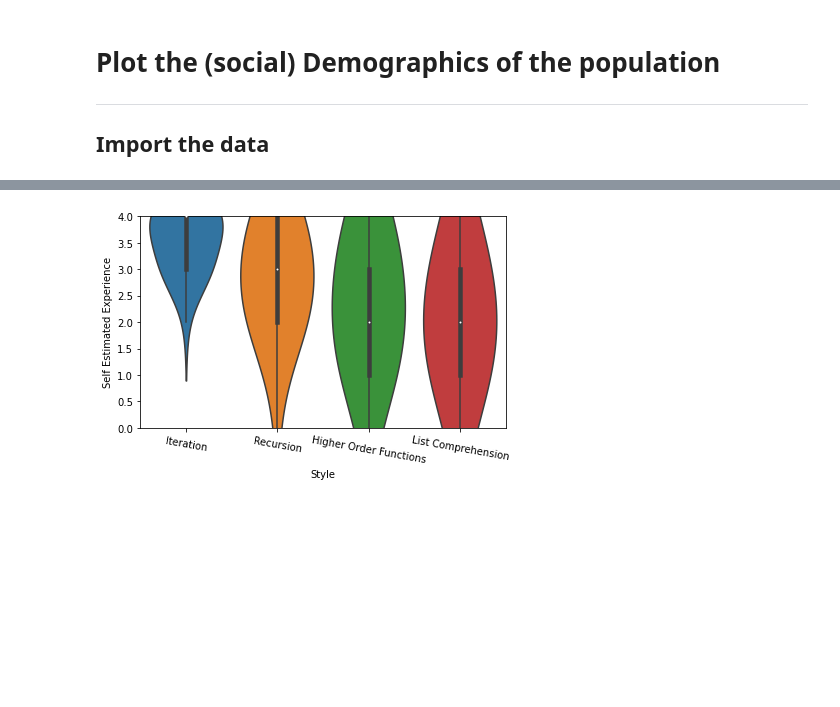
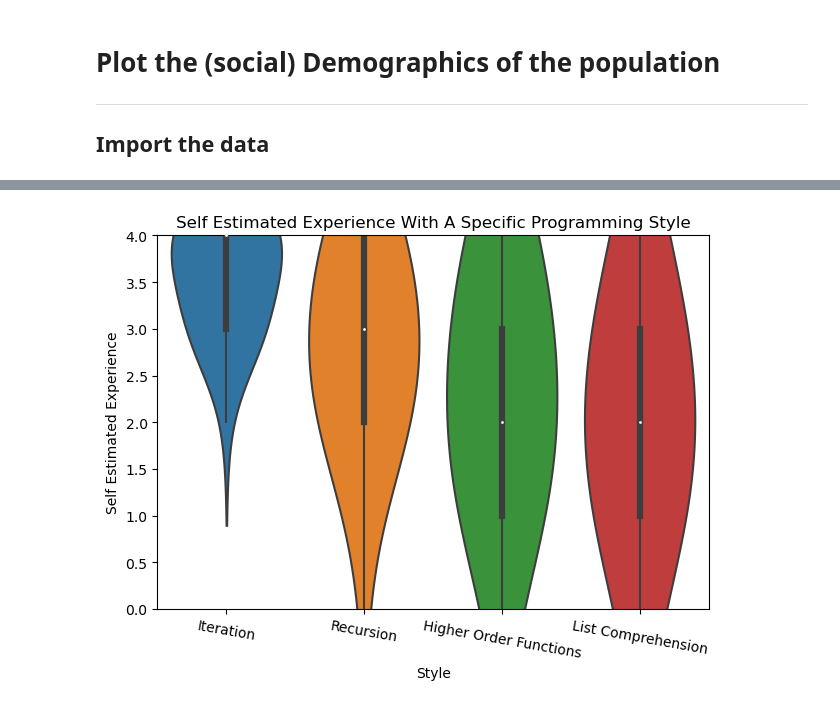
Before and after one commit to Sonaion/bachelor-arbeit, a Jupyter notebook: DataEvaluation/Demographics_01.ipynb, the cells around one changed output, grey strips where cells are left out. Saved outputs shown, nothing was run; the diff lists cells and outputs as text; code cells hidden in the pictures; blank space fills up the shorter version.

```diff
--- a/DataEvaluation/Demographics_01.ipynb
+++ b/DataEvaluation/Demographics_01.ipynb
@@ -214,12 +214,12 @@ plt.show()
 # %%
 y_lim = (0, 35)
-names, y_cpp = plot_experience("C++", "ST04_01", df, y_lim, "./results/demographics/language_cpp_experience.pdf", show=False)
-_, y_java = plot_experience("Java", "ST04_02", df, y_lim, "./results/demographics/language_java_experience.pdf", show=False)
-_, y_haskell = plot_experience("Haskell", "ST04_03", df, y_lim, "./results/demographics/language_haskell_experience.pdf", show=False)
-_, y_python = plot_experience("Python", "ST04_04", df, y_lim, "./results/demographics/language_python_experience.pdf", show=False)
-_, y_prolog = plot_experience("Prolog", "ST04_05", df, y_lim, "./results/demographics/language_prolog_experience.pdf", show=False)
-_, y_rust = plot_experience("Rust", "ST04_06", df, y_lim, "./results/demographics/language_rust_experience.pdf", show=False)
-_, y_kotlin =plot_experience("Kotlin", "ST04_07", df, y_lim, "./results/demographics/language_kotlin_experience.pdf", show=False)
+names, y_cpp = plot_experience("Self Estimated C++", "ST04_01", df, y_lim, "./results/demographics/language_cpp_experience.png", show=False)
+_, y_java = plot_experience("Self Estimated Java", "ST04_02", df, y_lim, "./results/demographics/language_java_experience.png", show=False)
+_, y_haskell = plot_experience("Self Estimated Haskell", "ST04_03", df, y_lim, "./results/demographics/language_haskell_experience.png", show=False)
+_, y_python = plot_experience("Self Estimated Python", "ST04_04", df, y_lim, "./results/demographics/language_python_experience.png", show=False)
+_, y_prolog = plot_experience("Self Estimated Prolog", "ST04_05", df, y_lim, "./results/demographics/language_prolog_experience.png", show=False)
+_, y_rust = plot_experience("Self Estimated Rust", "ST04_06", df, y_lim, "./results/demographics/language_rust_experience.png", show=False)
+_, y_kotlin =plot_experience("Self Estimated Kotlin", "ST04_07", df, y_lim, "./results/demographics/language_kotlin_experience.png", show=False)
 # %%
 df_tmp = pd.DataFrame([y_cpp, y_java, y_haskell, y_python, y_prolog, y_rust, y_kotlin], columns=names)
 df_tmp.index = ["C++", "Java", "Haskell", "Python", "Prolog", "Rust", "Kotlin"]
@@ -251,9 +253,9 @@ plt.savefig('./results/demographics/language_all_experience.pdf')
 # %%
 y_lim = (0, 35)
-names, y_logical = plot_experience("Logical Programming", "ST05_01", df, y_lim, "./results/demographics/paradigm_logical_experience.pdf", show=False)
-_, y_imperative = plot_experience("Imperative Programming", "ST05_02", df, y_lim, "./results/demographics/paradigm_imperative_experience.pdf", show=False)
-_, y_functional = plot_experience("Functional Programming", "ST05_03", df, y_lim, "./results/demographics/paradigm_functional_experience.pdf", show=False)
-_, y_object_oriented = plot_experience("Object Oriented Programming", "ST05_04", df, y_lim, "./results/demographics/paradigm_object_oriented_experience.pdf", show=False)
+names, y_logical = plot_experience("Self Estimated Logical Programming", "ST05_01", df, y_lim, "./results/demographics/paradigm_logical_experience.png", show=False)
+_, y_imperative = plot_experience("Self Estimated Imperative Programming", "ST05_02", df, y_lim, "./results/demographics/paradigm_imperative_experience.png", show=False)
+_, y_functional = plot_experience("Self Estimated Functional Programming", "ST05_03", df, y_lim, "./results/demographics/paradigm_functional_experience.png", show=False)
+_, y_object_oriented = plot_experience("Self Estimated Object Oriented Programming", "ST05_04", df, y_lim, "./results/demographics/paradigm_object_oriented_experience.png", show=False)
 # %%
 df_tmp = pd.DataFrame([y_logical, y_imperative, y_functional, y_object_oriented], columns=names)
 df_tmp.index = ["Logical Programming", "Imperative Programming", "Functional Programming", "Object Oriented Programming"]
@@ -291,7 +296,7 @@ plt.tight_layout()
 # %%
 y_lim = (0, 35)
-names, y_students = plot_self_assessment("Student", "ST06_02", df, y_lim, "./results/demographics/self_assessment_vs_student.pdf", show=False)
-_, y_experts = plot_self_assessment("Experts", "ST06_03", df, y_lim, "./results/demographics/self_assessment_vs_experts.pdf", show=False)
+names, y_students = plot_self_assessment("Student", "ST06_02", df, y_lim, "./results/demographics/self_assessment_vs_student.png", show=False)
+_, y_experts = plot_self_assessment("Experts", "ST06_03", df, y_lim, "./results/demographics/self_assessment_vs_experts.png", show=False)
 # %%
 df_tmp = pd.DataFrame([y_students, y_experts], columns=names)
 df_tmp = df_tmp.transpose().reset_index()
@@ -319,28 +327,30 @@ plt.tight_layout()
 # %%
-names, y_iteration = plot_experience("Iteration", "ST12", df, y_lim, "./results/demographics/style_iteration_experience.pdf", show=False)
-_, y_recursion = plot_experience("Recursion", "ST13", df, y_lim, "./results/demographics/style_recursion_experience.pdf", show=False)
-_, y_higher_order = plot_experience("Higher Order Functions", "ST14", df, y_lim, "./results/demographics/style_higher_order_experience.pdf", show=False)
-_, y_list_comprehension = plot_experience("List Comprehension", "ST15", df, y_lim, "./results/demographics/style_list_comprehension_experience.pdf", show=False)
+names, y_iteration = plot_experience("Self Estimated Iteration", "ST12", df, y_lim, "./results/demographics/style_iteration_experience.png", show=False)
+_, y_recursion = plot_experience("Self Estimated Recursion", "ST13", df, y_lim, "./results/demographics/style_recursion_experience.png", show=False)
+_, y_higher_order = plot_experience("Self Estimated Higher Order Functions", "ST14", df, y_lim, "./results/demographics/style_higher_order_experience.png", show=False)
+_, y_list_comprehension = plot_experience("Self Estimated List Comprehension", "ST15", df, y_lim, "./results/demographics/style_list_comprehension_experience.png", show=False)
 # %%
 df_tmp = pd.DataFrame([y_iteration, y_recursion, y_higher_order, y_list_comprehension], columns=names)
 df_tmp = df_tmp.transpose().reset_index()
 df_tmp.columns = ["Experience", "Iteration", "Recursion", "Higher Order Functions", "List Comprehension"]
 df_tmp["Experience"] = [0, 1, 2, 3, 4]
 df_tmp = df_tmp.melt(id_vars=["Experience"], var_name="Style", value_name="count")
 df_violin = pd.DataFrame([], columns=["Style", "Experience"])
 for idx, row in df_tmp.iterrows():
     style = row["Style"]
     experience = row["Experience"]
     count = row["count"]
     for _i in range(count):
         df_violin.loc[len(df_violin)] = [style, experience]
 df_violin["Experience"] = df_violin["Experience"].astype(int)
 ax = sns.violinplot(x="Style", y="Experience", data=df_violin, scale='width', bw=1.0)
 ax.set_ylim((0, 4))
 ax.set_xticklabels(ax.get_xticklabels(), rotation=-10)
 ax.set_xlabel('Style')
 ax.set_ylabel('Self Estimated Experience')
 plt.tight_layout()
-plt.savefig('./results/demographics/style_all_experience_violin.pdf')
+plt.title("Self Estimated Experience With A Specific Programming Style")
+plt.savefig('./results/demographics/style_all_experience_violin.png')
+plt.show()
 # %% [output]
-[figure, old version]
+[figure, new version]
```
Also changed, not shown: parts of 10 cells of this notebook, 10 other files.
